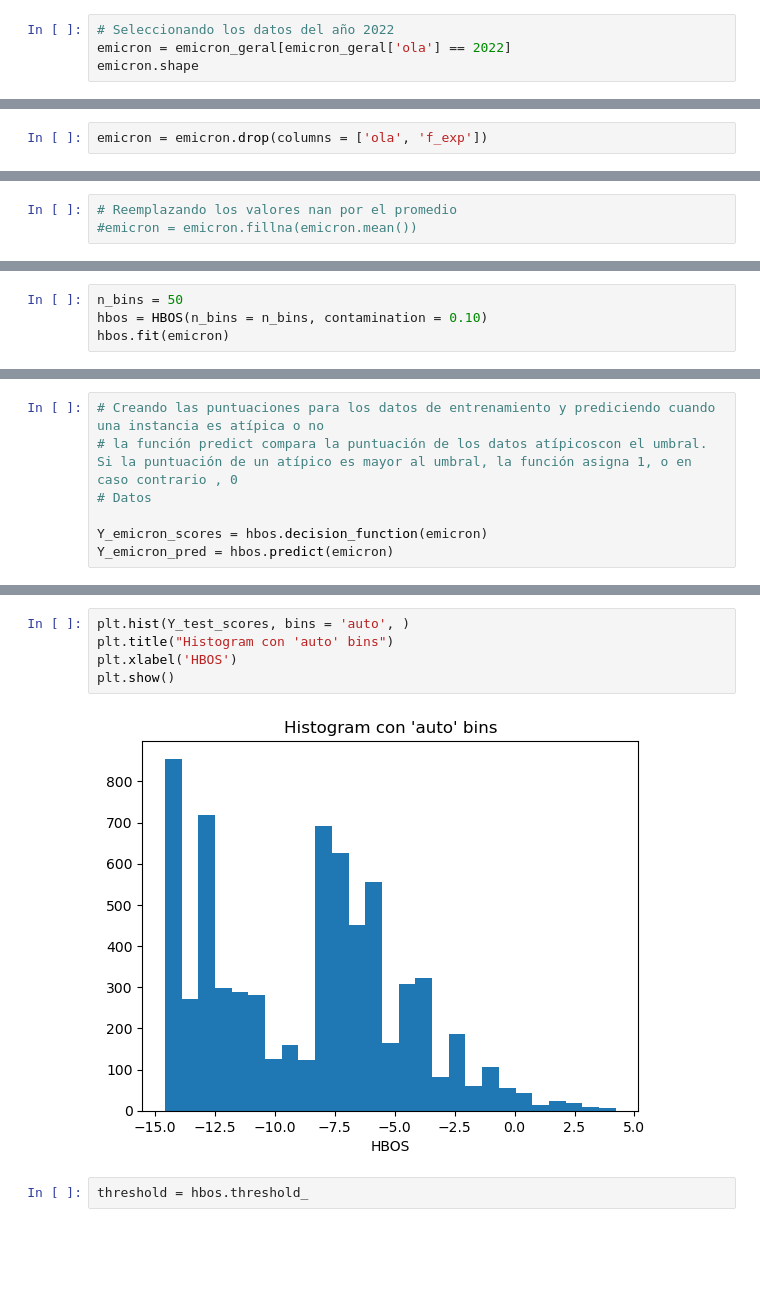
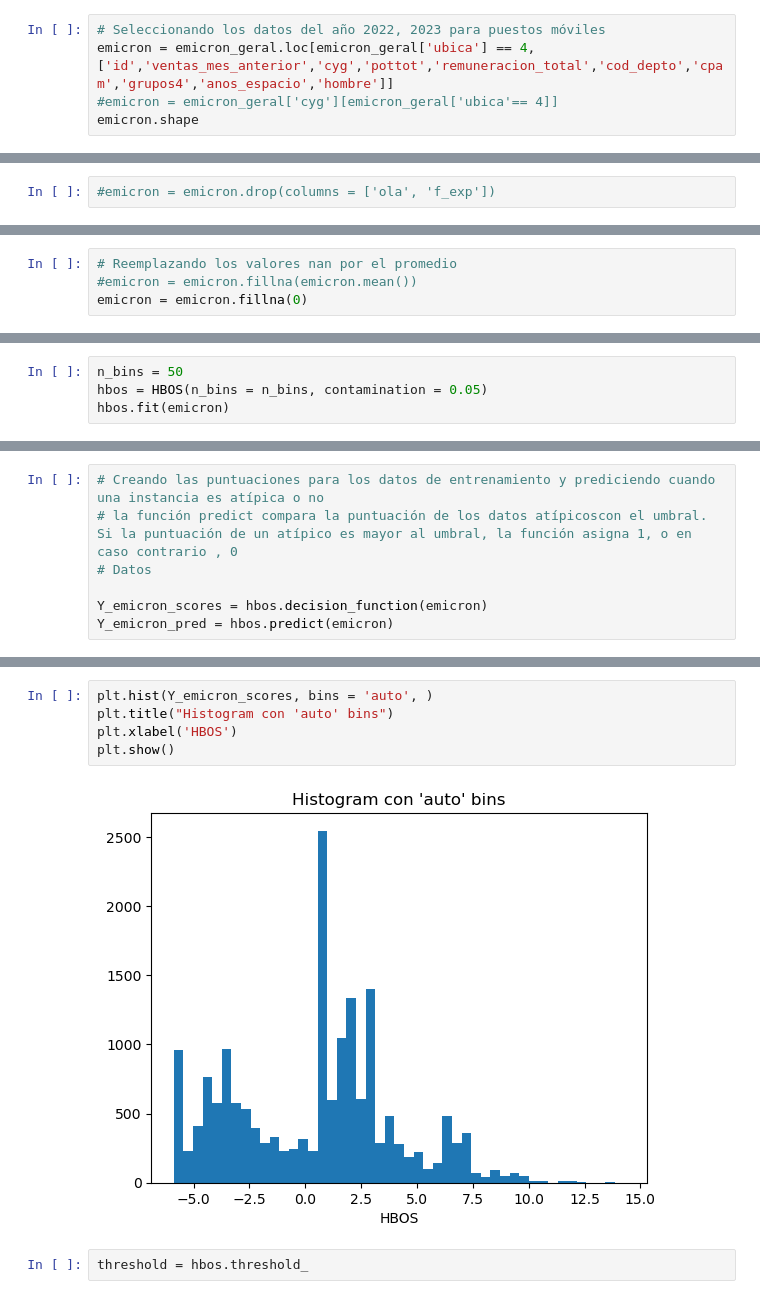
Before and after one commit to Ingenieco/dane, a Jupyter notebook: codigos_2024/HBOS_emicron.ipynb, the cells around one changed output, grey strips where cells are left out. Cells and saved outputs as stored; diff of their text form; blank space fills up the shorter version.

```diff
--- a/codigos_2024/HBOS_emicron.ipynb
+++ b/codigos_2024/HBOS_emicron.ipynb
@@ -1086,5 +1095,6 @@ emicron_geral.shape
 # %%
-# Seleccionando los datos del año 2022
-emicron = emicron_geral[emicron_geral['ola'] == 2022]
+# Seleccionando los datos del año 2022, 2023 para puestos móviles
+emicron = emicron_geral.loc[emicron_geral['ubica'] == 4, ['id','ventas_mes_anterior','cyg','pottot','remuneracion_total','cod_depto','cpam','grupos4','anos_espacio','hombre']]
+#emicron = emicron_geral['cyg'][emicron_geral['ubica'== 4]]
 emicron.shape
 # %% [output]
@@ -1092,5 +1102,5 @@ emicron.shape
 # %%
-emicron = emicron.drop(columns = ['ola', 'f_exp'])
+#emicron = emicron.drop(columns = ['ola', 'f_exp'])
 # %%
 emicron.head()
 # %% [output]
@@ -1139,3 +1149,4 @@ emicron.dropna(how = 'all', axis = 0)
 # %%
 # Reemplazando los valores nan por el promedio
 #emicron = emicron.fillna(emicron.mean())
+emicron = emicron.fillna(0)
@@ -1151,5 +1177,5 @@ plt.show()
 # %%
 n_bins = 50
-hbos = HBOS(n_bins = n_bins, contamination = 0.10)
+hbos = HBOS(n_bins = n_bins, contamination = 0.05)
 hbos.fit(emicron)
 # %% [output]
@@ -1179,10 +1205,10 @@ Número de valores predichos  {0: 2750, 1: 306}
 # %%
-plt.hist(Y_test_scores, bins = 'auto', )
+plt.hist(Y_emicron_scores, bins = 'auto', )
 plt.title("Histogram con 'auto' bins")
 plt.xlabel('HBOS')
 plt.show()
 # %% [output]
-[figure, old version]
+[figure, new version]
 # %%
 threshold = hbos.threshold_
 # %%
```
Also changed, not shown: parts of 57 cells of this notebook, 2 other files.
